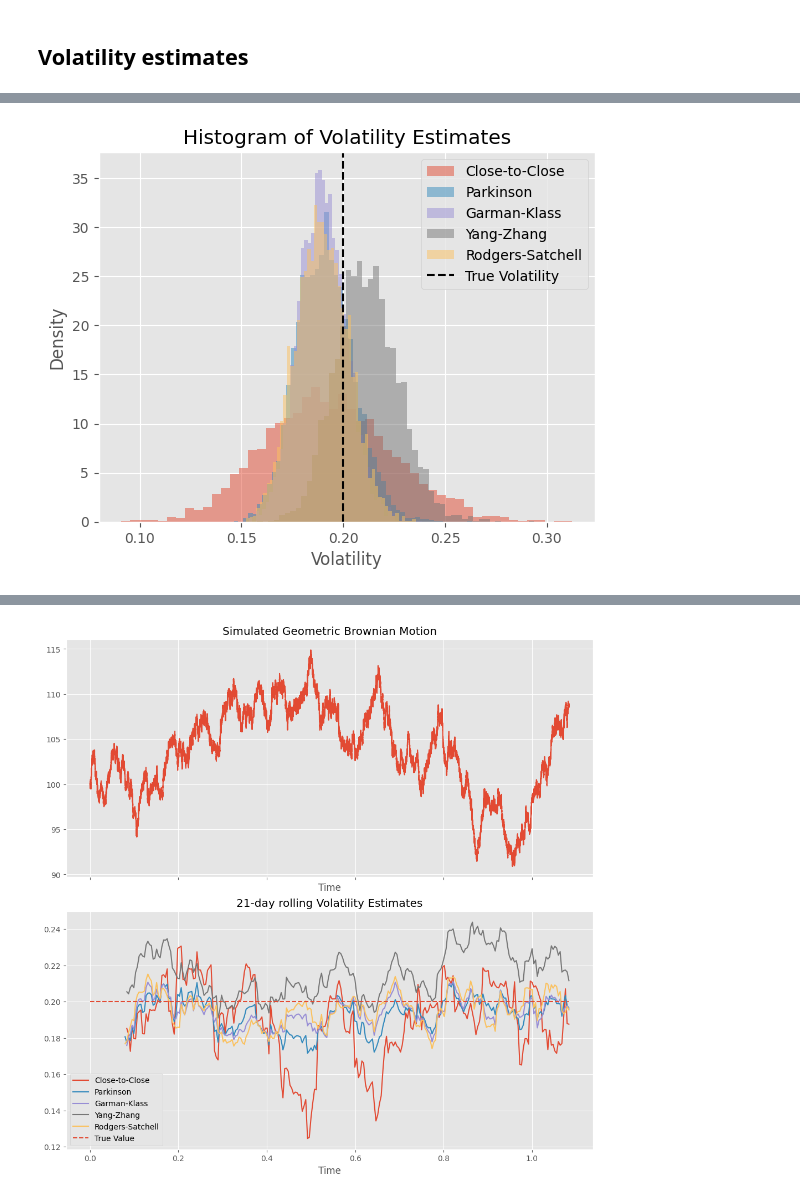
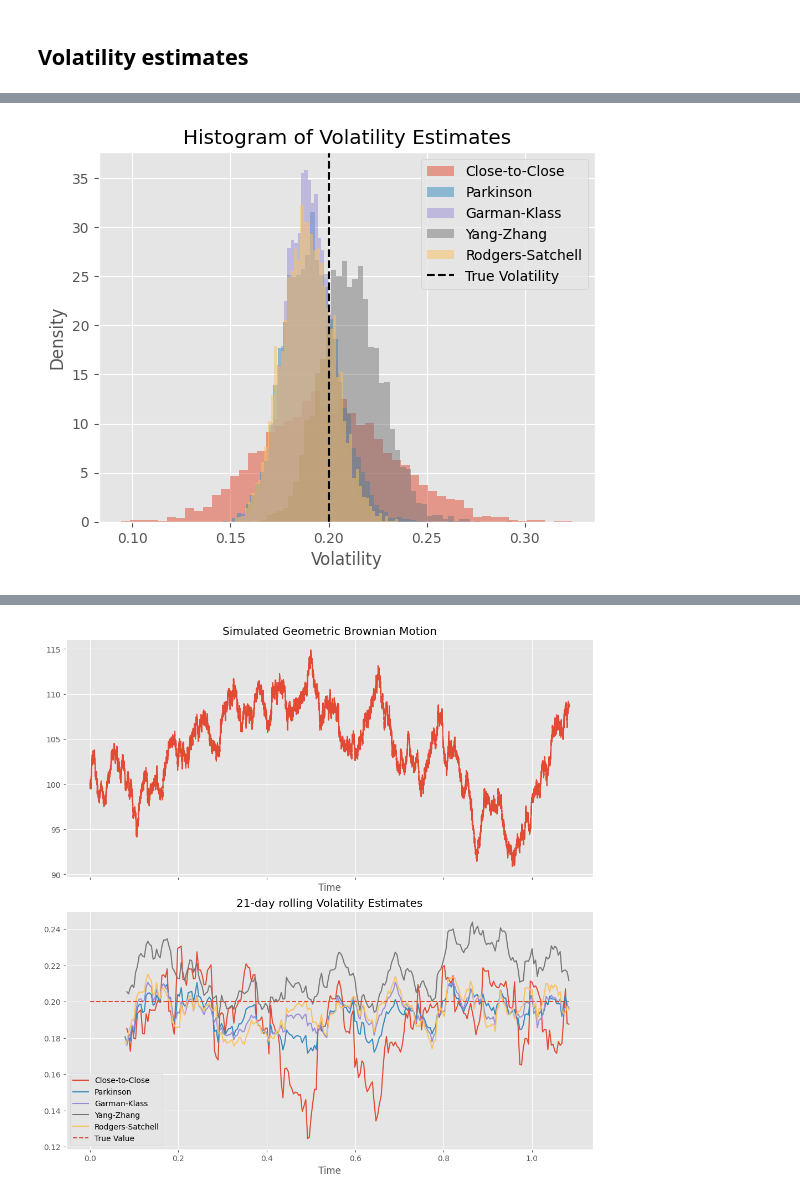
Before and after one commit to akaufman22/FinanceNoteboks, a Jupyter notebook: StochasticProcesses/GeometricBrownianMotion.ipynb, the cells around one changed output, grey strips where cells are left out. Saved outputs shown, nothing was run; the diff lists cells and outputs as text; code cells hidden in the pictures.

```diff
--- a/StochasticProcesses/GeometricBrownianMotion.ipynb
+++ b/StochasticProcesses/GeometricBrownianMotion.ipynb
@@ -172,50 +347,85 @@ Theoretical Mean:   105.13, Std:  21.24
 # %%
-T = 1 / 12
-N = 21 * 24 * 60
+T = 1 / 12  # period of 1 month (in years)
+n = 21  # number of trading days in T
+N = n * 24 * 60  # number of minutes in T
 r = 0.05
 sigma = 0.2
 S_0 = 100
 k = 5000
 
+
 simulations = generate_gbm(T, N, r, sigma, S_0, k, random_state=42).T
 
-df_sim = pd.DataFrame(data=simulations, index=pd.date_range(start='2025-01-01', periods=N+1, freq='T'),
-                    columns=np.arange(k))
+df_sim = pd.DataFrame(
+    data=simulations,
+    index=pd.date_range(start="2025-01-01", periods=N + 1, freq="T"),
+    columns=np.arange(k),
+)
 
+b = np.sqrt(n / 2) * (gamma((n - 1) / 2) / gamma(n / 2))
 vol_ctc = np.array([])
 vol_parkinson = np.array([])
 vol_garman_klass = np.array([])
 vol_yang_zhang = np.array([])
 vol_rodgers_satchell = np.array([])
-#df_ohlc = df_sim.between_time('00:00', '18:00').resample('D').ohlc()
-df_ohlc = df_sim.resample('D').ohlc()
-df_ohlc.rename(columns={'open': 'Open', 'high': 'High', 'low': 'Low', 'close': 'Close'}, inplace=True)
+# df_ohlc = df_sim.between_time('00:00', '18:00').resample('D').ohlc()
+df_ohlc = df_sim.resample("D").ohlc()
+df_ohlc.rename(
+    columns={"open": "Open", "high": "High", "low": "Low", "close": "Close"},
+    inplace=True,
+)
 for i in range(k):
     df = df_ohlc[i].copy()
-    df.loc[:, 'Adj Close'] = df['Close']
-    vol_ctc = np.append(vol_ctc, ctc_vol(df, 21, ddof=1).iloc[-1])
-    vol_parkinson = np.append(vol_parkinson, parkinson(df, 21).iloc[-1])
-    vol_garman_klass = np.append(vol_garman_klass, garman_klass(df, 21).iloc[-1])
-    vol_yang_zhang = np.append(vol_yang_zhang, yang_zhang(df, 21).iloc[-1])
-    vol_rodgers_satchell = np.append(vol_rodgers_satchell, rodgers_satchell(df, 21).iloc[-1])
-plt.hist(vol_ctc, bins=50, alpha=0.5, density=True, label='Close-to-Close')
-plt.hist(vol_parkinson, bins=50, alpha=0.5, density=True, label='Parkinson')
-plt.hist(vol_garman_klass, bins=50, alpha=0.5, density=True, label='Garman-Klass')
-plt.hist(vol_yang_zhang, bins=50, alpha=0.5, density=True, label='Yang-Zhang')
-plt.hist(vol_rodgers_satchell, bins=50, alpha=0.5, density=True, label='Rodgers-Satchell')
-plt.axvline(sigma, color='black', linestyle='--', label='True Volatility')
-plt.title('Histogram of Volatility Estimates')
-plt.xlabel('Volatility')
-plt.ylabel('Density')
+    df.loc[:, "Adj Close"] = df["Close"]
+    vol_ctc = np.append(vol_ctc, ctc_vol(df, n, ddof=1).iloc[-1] * b)
+    vol_parkinson = np.append(vol_parkinson, parkinson(df, n).iloc[-1])
+    vol_garman_klass = np.append(vol_garman_klass, garman_klass(df, n).iloc[-1])
+    vol_yang_zhang = np.append(vol_yang_zhang, yang_zhang(df, n).iloc[-1])
+    vol_rodgers_satchell = np.append(
+        vol_rodgers_satchell, rodgers_satchell(df, n).iloc[-1]
+    )
+plt.hist(vol_ctc, bins=50, alpha=0.5, density=True, label="Close-to-Close")
+plt.hist(vol_parkinson, bins=50, alpha=0.5, density=True, label="Parkinson")
+plt.hist(vol_garman_klass, bins=50, alpha=0.5, density=True, label="Garman-Klass")
+plt.hist(vol_yang_zhang, bins=50, alpha=0.5, density=True, label="Yang-Zhang")
+plt.hist(
+    vol_rodgers_satchell, bins=50, alpha=0.5, density=True, label="Rodgers-Satchell"
+)
+plt.axvline(sigma, color="black", linestyle="--", label="True Volatility")
+plt.title("Histogram of Volatility Estimates")
+plt.xlabel("Volatility")
+plt.ylabel("Density")
 plt.legend()
 plt.show()
 
-df_estimates = pd.DataFrame(index=['Close-to-Close', 'Parkinson', 'Garman-Klass', 'Yang-Zhang', 'Rodgers-Satchell'],
-                            columns=['Mean', 'Std'])
-df_estimates.index.name = 'Estimator'
-for e in zip([vol_ctc, vol_parkinson, vol_garman_klass, vol_yang_zhang, vol_rodgers_satchell], df_estimates.index):
-    df_estimates.loc[e[1], 'Mean'] = e[0].mean()
-    df_estimates.loc[e[1], 'Std'] = e[0].std()
-display(df_estimates.style.format('{:.4f}'))
+theo_std = sigma * np.sqrt(
+    (n - 1 - 2 * (gamma(n / 2) ** 2) / gamma((n - 1) / 2) ** 2) / n
+)
+print(f"Theoretical Mean of Close-to-Close stimate: {sigma: 05.4f}")
+print(f"Theoretical Std Dev of Close-to-Close estimate: {theo_std: 05.4f}")
+df_estimates = pd.DataFrame(
+    index=[
+        "Close-to-Close",
+        "Parkinson",
+        "Garman-Klass",
+        "Yang-Zhang",
+        "Rodgers-Satchell",
+    ],
+    columns=["Mean", "Std", "Bias", "Efficiency Ratio"],
+)
+df_estimates.index.name = "Estimator"
+for e in zip(
+    [vol_ctc, vol_parkinson, vol_garman_klass, vol_yang_zhang, vol_rodgers_satchell],
+    df_estimates.index,
+):
+    df_estimates.loc[e[1], "Mean"] = e[0].mean()
+    df_estimates.loc[e[1], "Std"] = e[0].std()
+    df_estimates.loc[e[1], "Bias"] = e[0].mean() - sigma
+    df_estimates.loc[e[1], "Efficiency Ratio"] = (
+        theo_std / df_estimates.loc[e[1], "Std"]
+    )
+display(
+    df_estimates.style.format("{:.4f}").format("{:.1f}", subset=["Efficiency Ratio"])
+)
 # %% [output]
-[figure, old version]
+[figure, new version]
```
Also changed, not shown: parts of 16 cells of this notebook, 1 other file.
